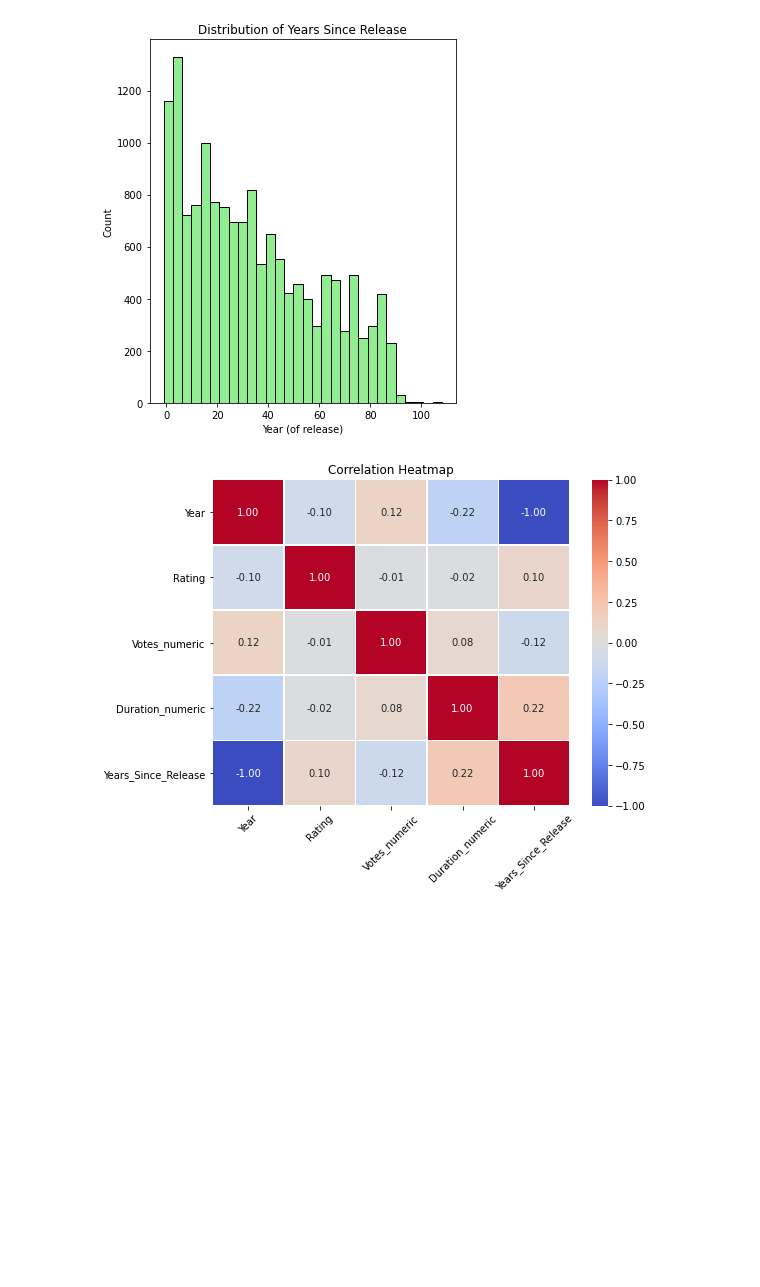
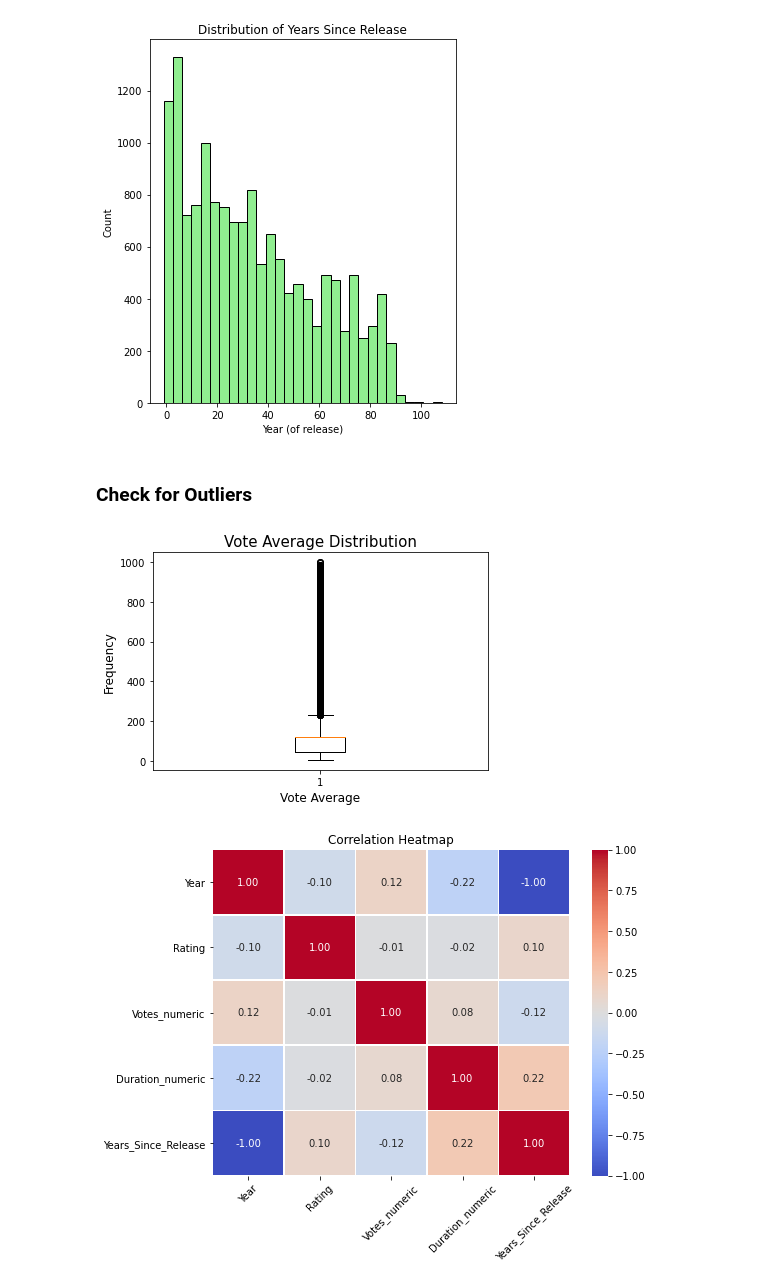
Before and after one commit to Edna722/CODSOFT_ML, a Jupyter notebook: Movie rating prediction_task 2.ipynb, the cells around one changed output. Cells and saved outputs as stored; diff of their text form; code cells hidden in the pictures; blank space fills up the shorter version.

```diff
--- a/Movie rating prediction_task 2.ipynb
+++ b/Movie rating prediction_task 2.ipynb
@@ -351,6 +395,19 @@ plt.tight_layout()
 plt.show()
 # %% [output]
 [figure]
+# %% [markdown]
+### Check for Outliers
+# %%
+## Checking for outliers in the 'vote average' column
+plt.boxplot(movie_data['Votes_numeric'])
+plt.xlabel("Vote Average", fontsize=12)
+plt.ylabel("Frequency", fontsize=12)
+plt.title("Vote Average Distribution", fontsize=15)
+# save the figure
+#plt.savefig(".data/images/vote_average_outliers_plot")
+plt.show()
+# %% [output]
+[figure, added]
 # %%
 # Correlation matrix using a heatmap
 correlation_matrix = movie_data.corr()
```
Also changed, not shown: parts of 7 cells of this notebook.
